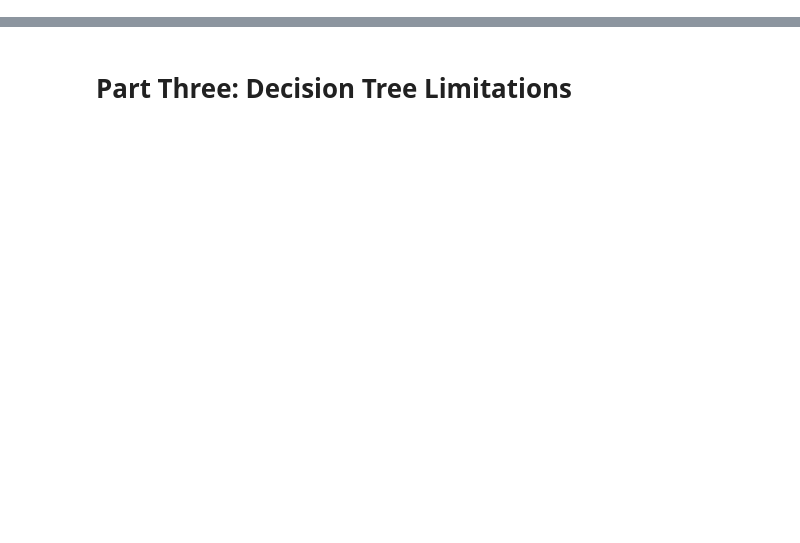
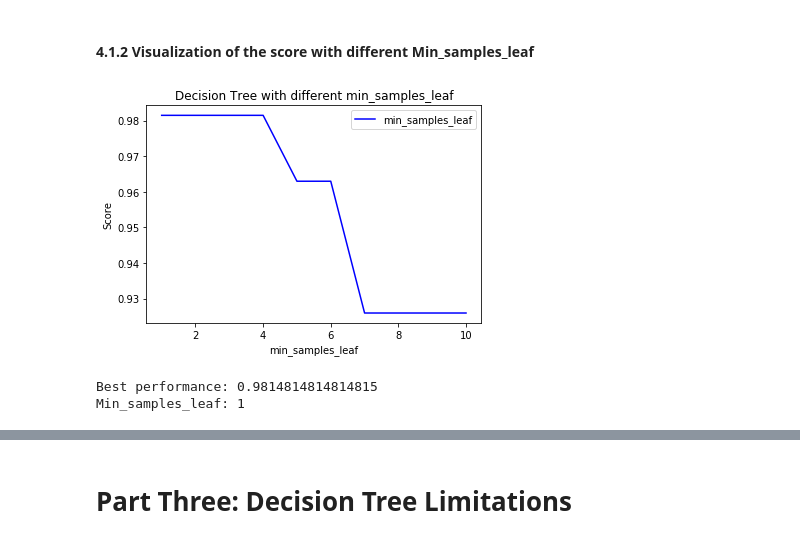
Before and after one commit to xslittlemaggie/Deep-Learning-Machine-Learning-Projects, a Jupyter notebook: Wine_DecisionTree_RandomForest.ipynb, the cells around one changed output, grey strips where cells are left out. Saved outputs shown, nothing was run; the diff lists cells and outputs as text; code cells hidden in the pictures; blank space fills up the shorter version.

```diff
--- a/Wine_DecisionTree_RandomForest.ipynb
+++ b/Wine_DecisionTree_RandomForest.ipynb
@@ -221,0 +146,29 @@ plt.show()
+# %% [markdown]
+#### 4.1.2 Visualization of the score with different Min_samples_leaf
+# %%
+scores = []
+for i in range(1, 11):
+  clf = DecisionTreeClassifier(max_depth = 3
+                            ,criterion = "entropy"
+                            ,random_state = 30
+                            ,splitter = "random"
+                            ,min_samples_leaf = i
+                            ,min_samples_split = 3)
+  clf.fit(x_train, y_train)
+  score = clf.score(x_test, y_test)
+  scores.append(score)
+
+plt.plot(range(1, 11), scores, color = "b", label = "min_samples_leaf")
+plt.title("Decision Tree with different min_samples_leaf")
+plt.xlabel('min_samples_leaf')
+plt.ylabel('Score')
+plt.legend()
+plt.show()
+# %% [output]
+[figure, added]
+# %%
+print("Best performance: {}".format(max(scores)))
+print("Min_samples_leaf: {}".format(scores.index(max(scores)) + 1))
+# %% [output]
+Best performance: 0.9814814814814815
+Min_samples_leaf: 1
```
Also changed, not shown: parts of 70 cells of this notebook.
